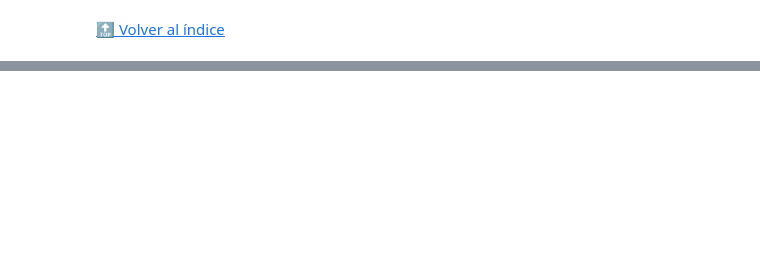
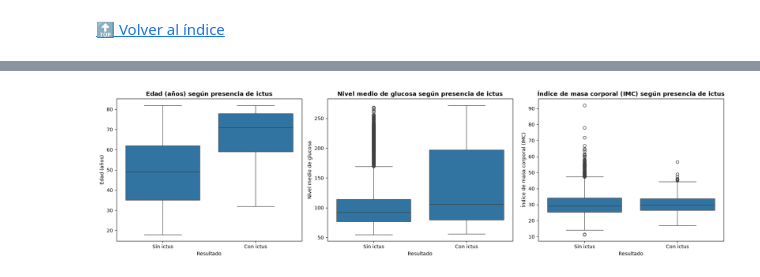
Before and after one commit to raquelmartinrodriguez/prediccion_ocurrencia_infarto_cerebral, a Jupyter notebook: prediccion_infarto_cerebral.ipynb, the cells around one changed output, grey strips where cells are left out. Saved outputs shown, nothing was run; the diff lists cells and outputs as text; code cells hidden in the pictures; blank space fills up the shorter version.

Commit message:
añado análisis de relación entre variables numéricas y variable objetivo

```diff
--- a/prediccion_infarto_cerebral.ipynb
+++ b/prediccion_infarto_cerebral.ipynb
@@ -499,0 +489,4 @@ tabla_stroke
+# %%
+#Crea una variable que indique si el BMI está ausente
+
+df_adultos["bmi_ausente"] = df_adultos["bmi"].isna()
@@ -499,0 +606,36 @@ tabla_stroke
+# %%
+#crea boxplots para ver gráficamente como se relacionan las variables numéricas con la variable objetivo.
+
+nombres_variables = {
+    'age': 'Edad (años)',
+    'avg_glucose_level': 'Nivel medio de glucosa',
+    'bmi': 'Índice de masa corporal (IMC)'
+}
+
+fig, axes = plt.subplots(1, 3, figsize=(18, 5))
+
+for ax, (variable, nombre) in zip(axes, nombres_variables.items()):
+
+    sns.boxplot(
+        data=df_adultos,
+        x='stroke',
+        y=variable,
+        ax=ax
+    )
+
+    ax.set_title(
+        f'{nombre} según presencia de ictus',
+        fontsize=12,
+        fontweight='bold'
+    )
+
+    ax.set_xlabel('Resultado')
+    ax.set_ylabel(nombre)
+
+    ax.set_xticks([0, 1])
+    ax.set_xticklabels(['Sin ictus', 'Con ictus'])
+
+plt.tight_layout()
+plt.show()
+# %% [output]
+[figure, added]
```
Also changed, not shown: parts of 29 cells of this notebook.
